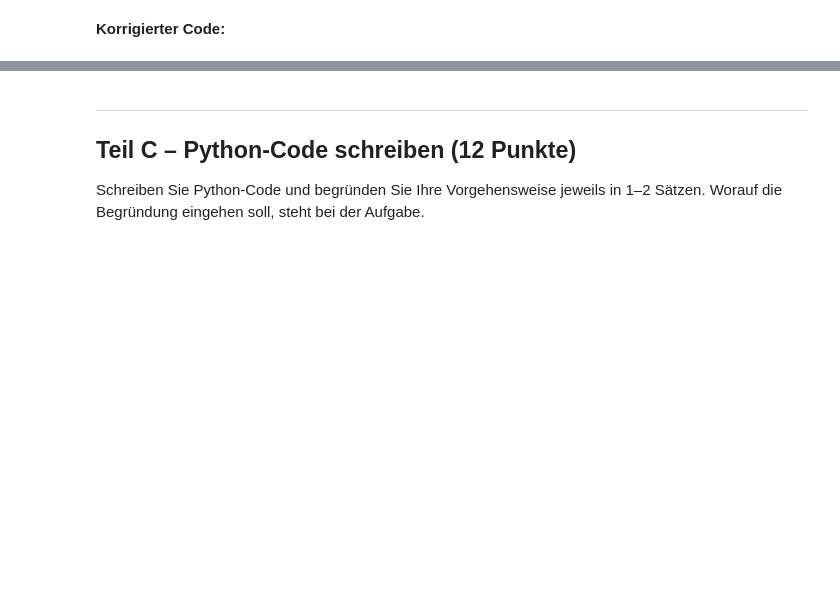
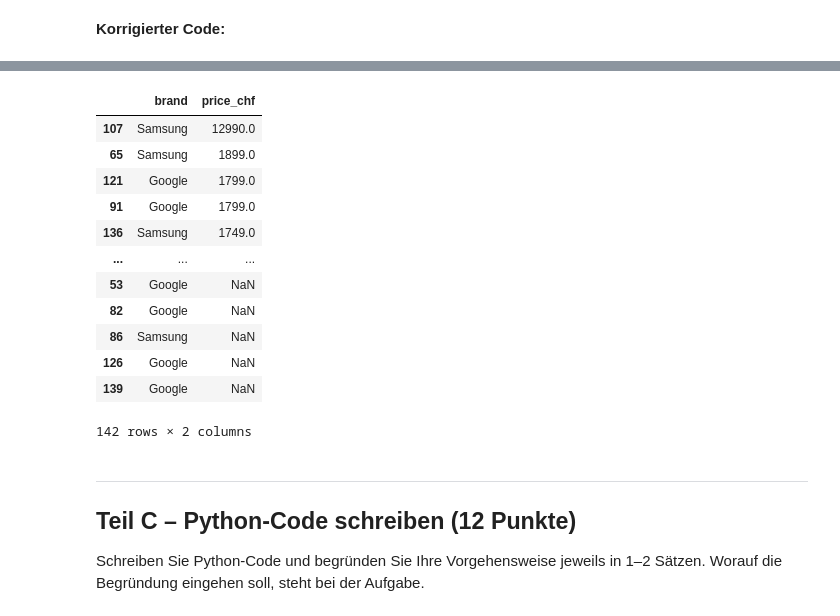
Before and after one commit to pyrat12/DS_HS2026_LNW, a Jupyter notebook: DS_HS2026_LNW_I_Examples/AP02/AP02 Mock Exam/AP02 Mock Exam.ipynb, the cells around one changed output, grey strips where cells are left out. Cells and saved outputs as stored; diff of their text form; code cells hidden in the pictures; blank space fills up the shorter version.

```diff
--- a/DS_HS2026_LNW_I_Examples/AP02/AP02 Mock Exam/AP02 Mock Exam.ipynb
+++ b/DS_HS2026_LNW_I_Examples/AP02/AP02 Mock Exam/AP02 Mock Exam.ipynb
@@ -416,3 +523,19 @@ Die Produktmanagerin ist skeptisch: *«Samsung hat viele günstige A-Modelle im
+# %%
+df_B2.sort_values(by='price_chf', ascending=False)
+# %% [output]
+|  | brand | price_chf |
+| 107 | Samsung | 12990.0 |
+| 65 | Samsung | 1899.0 |
+| 121 | Google | 1799.0 |
+| 91 | Google | 1799.0 |
+| 136 | Samsung | 1749.0 |
+| ... | ... | ... |
+| 53 | Google | NaN |
+| 82 | Google | NaN |
+| 86 | Samsung | NaN |
+| 126 | Google | NaN |
+| 139 | Google | NaN |
+142 rows × 2 columns
 # %% [markdown]
 ---
 ## Teil C – Python-Code schreiben (12 Punkte)
```
Also changed, not shown: parts of 7 cells of this notebook, 3 other files.
